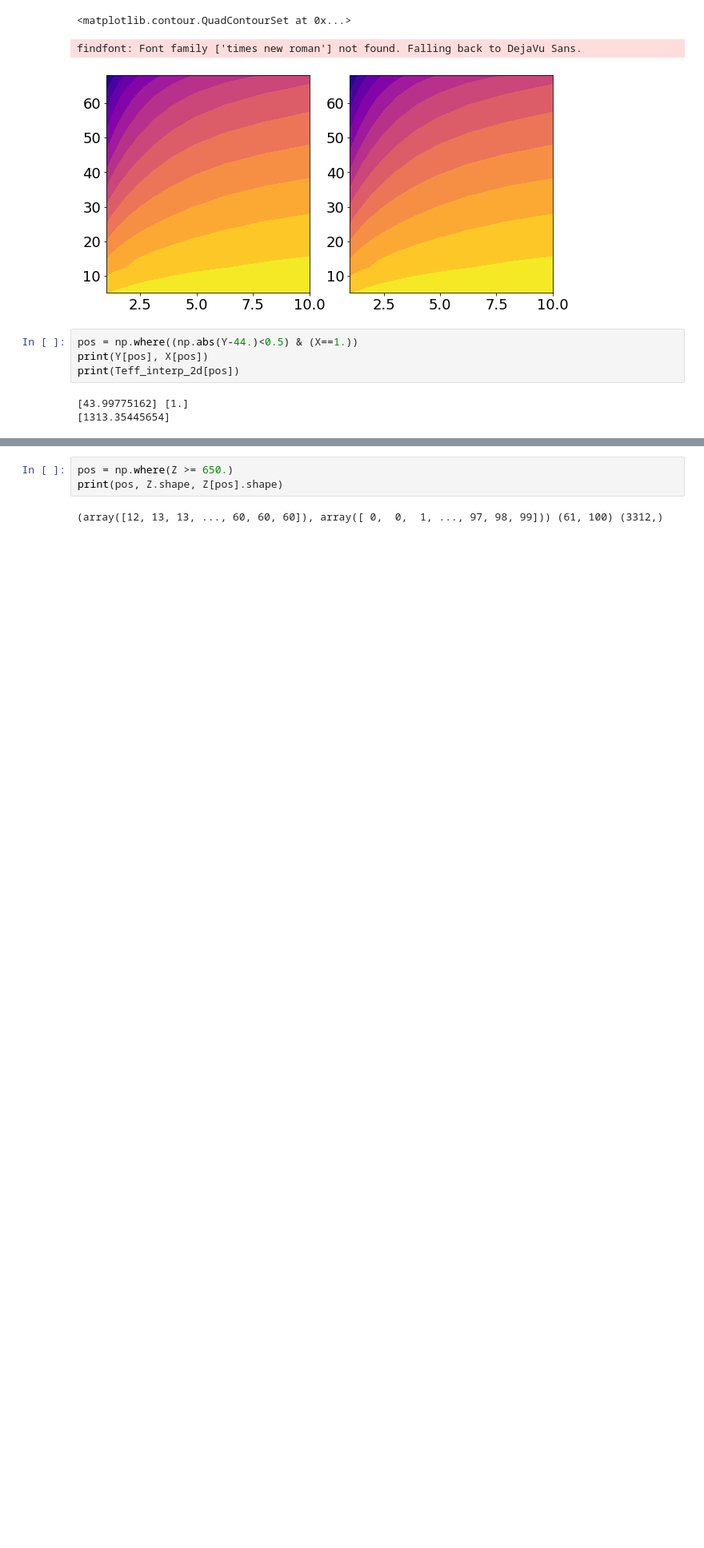
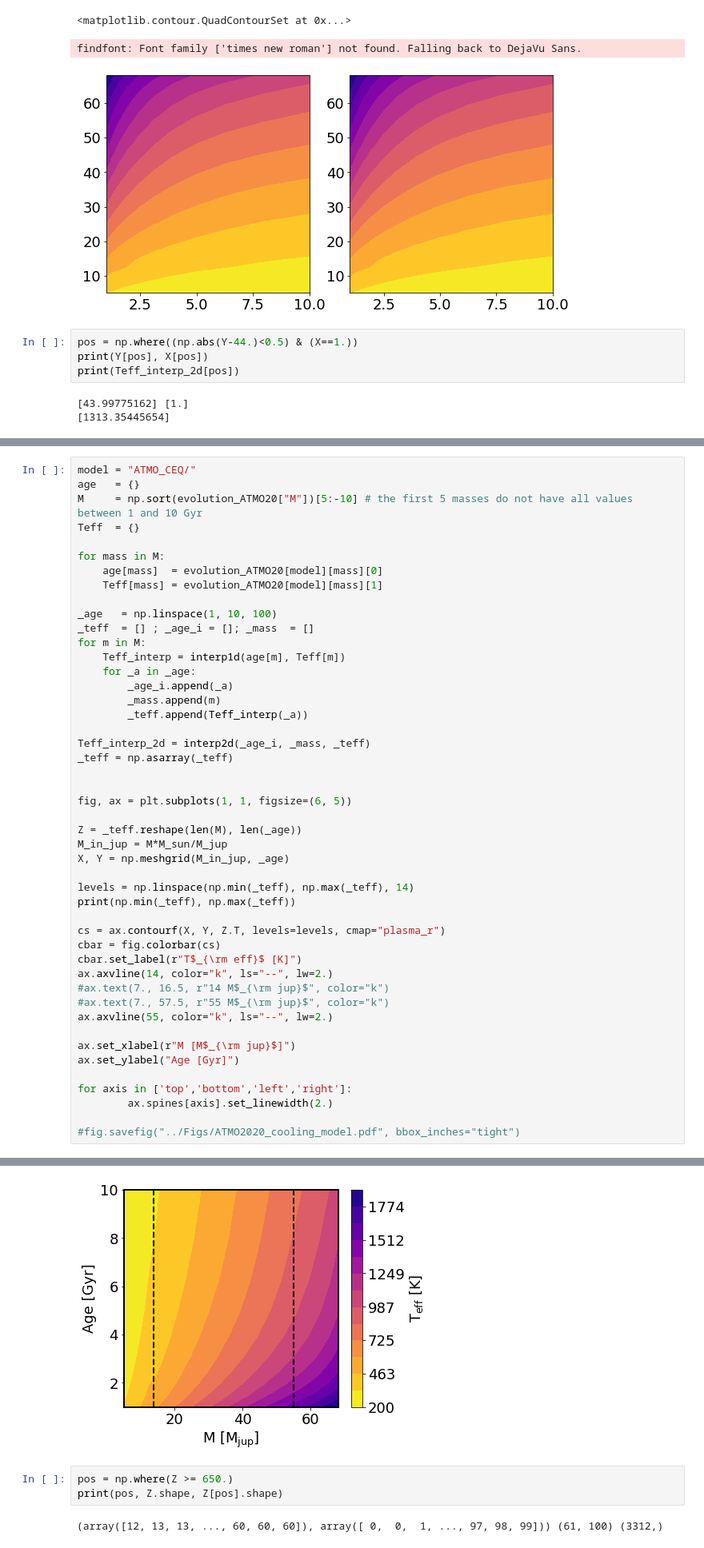
Before and after one commit to SvPoder/exoplanets, a Jupyter notebook: jupyter-notebook/cooling_models.ipynb, the cells around one changed output, grey strips where cells are left out. Shown at 80% size. Drawn from its saved outputs; the diff is of its cells as text; blank space fills up the shorter version.

```diff
--- a/jupyter-notebook/cooling_models.ipynb
+++ b/jupyter-notebook/cooling_models.ipynb
@@ -359,2 +360,50 @@ Probable causes: either s or m too small. (fp>s)
 200.34531482 1905.1223504655072
 [figure]
+# %%
+model = "ATMO_CEQ/"
+age   = {}
+M     = np.sort(evolution_ATMO20["M"])[5:-10] # the first 5 masses do not have all values between 1 and 10 Gyr
+Teff  = {}
+
+for mass in M:
+    age[mass]  = evolution_ATMO20[model][mass][0]
+    Teff[mass] = evolution_ATMO20[model][mass][1]
+
+_age   = np.linspace(1, 10, 100)
+_teff  = [] ; _age_i = []; _mass  = []
+for m in M:
+    Teff_interp = interp1d(age[m], Teff[m])
+    for _a in _age:
+        _age_i.append(_a)
+        _mass.append(m)
+        _teff.append(Teff_interp(_a))
+
+Teff_interp_2d = interp2d(_age_i, _mass, _teff)
+_teff = np.asarray(_teff)
+
+
+fig, ax = plt.subplots(1, 1, figsize=(6, 5))
+
+Z = _teff.reshape(len(M), len(_age))
+M_in_jup = M*M_sun/M_jup
+X, Y = np.meshgrid(M_in_jup, _age)
+
+levels = np.linspace(np.min(_teff), np.max(_teff), 14)
+print(np.min(_teff), np.max(_teff))
+
+cs = ax.contourf(X, Y, Z.T, levels=levels, cmap="plasma_r")
+cbar = fig.colorbar(cs)
+cbar.set_label(r"T$_{\rm eff}$ [K]")
+ax.axvline(14, color="k", ls="--", lw=2.)
+#ax.text(7., 16.5, r"14 M$_{\rm jup}$", color="k")
+#ax.text(7., 57.5, r"55 M$_{\rm jup}$", color="k")
+ax.axvline(55, color="k", ls="--", lw=2.)
+
+ax.set_xlabel(r"M [M$_{\rm jup}$]")
+ax.set_ylabel("Age [Gyr]")
+
+for axis in ['top','bottom','left','right']:
+        ax.spines[axis].set_linewidth(2.)
+
+#fig.savefig("../Figs/ATMO2020_cooling_model.pdf", bbox_inches="tight")
+# %% [output]
@@ -361,3 +411,4 @@ Probable causes: either s or m too small. (fp>s)
+[figure, added]
 # %%
 pos = np.where(Z >= 650.)
 print(pos, Z.shape, Z[pos].shape)
```
Also changed, not shown: parts of 2 cells of this notebook, 3 other files.
